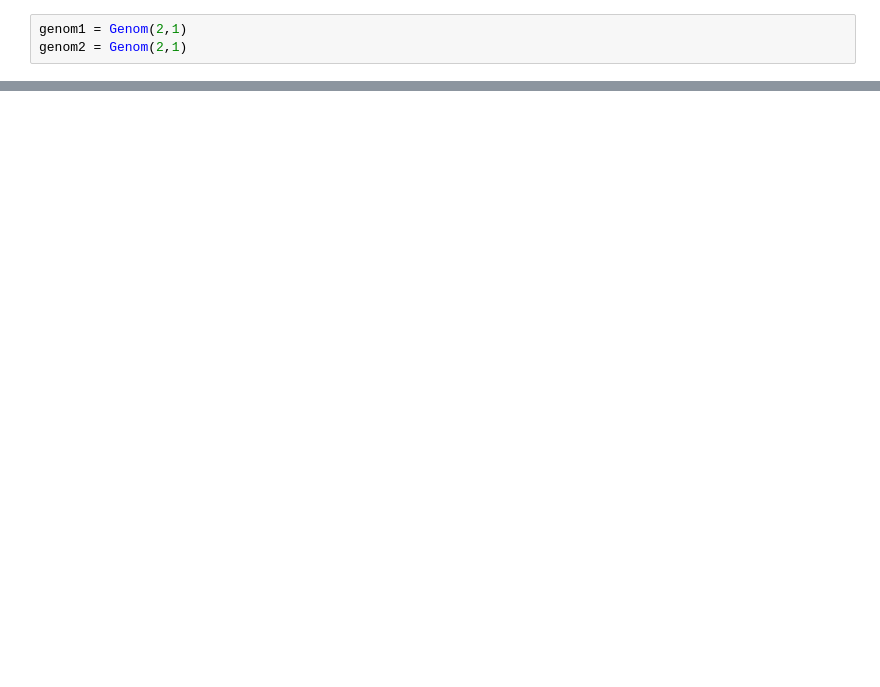
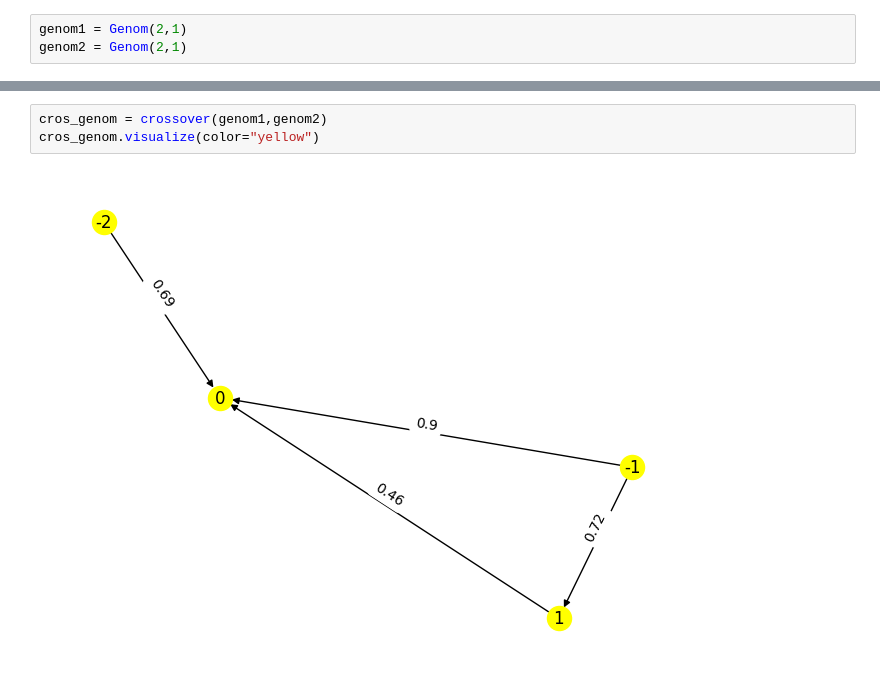
Before and after one commit to mark22222/neuroevolution, a Jupyter notebook: 7.ipynb, the cells around one changed output, grey strips where cells are left out. Saved outputs shown, nothing was run; the diff lists cells and outputs as text; blank space fills up the shorter version.

```diff
--- a/7.ipynb
+++ b/7.ipynb
@@ -121,0 +100,5 @@ genom2.visualize(color="green")
+# %%
+cros_genom = crossover(genom1,genom2)
+cros_genom.visualize(color="yellow")
+# %% [output]
+[figure, added]
```
Also changed, not shown: parts of 32 cells of this notebook, 1 other file.
